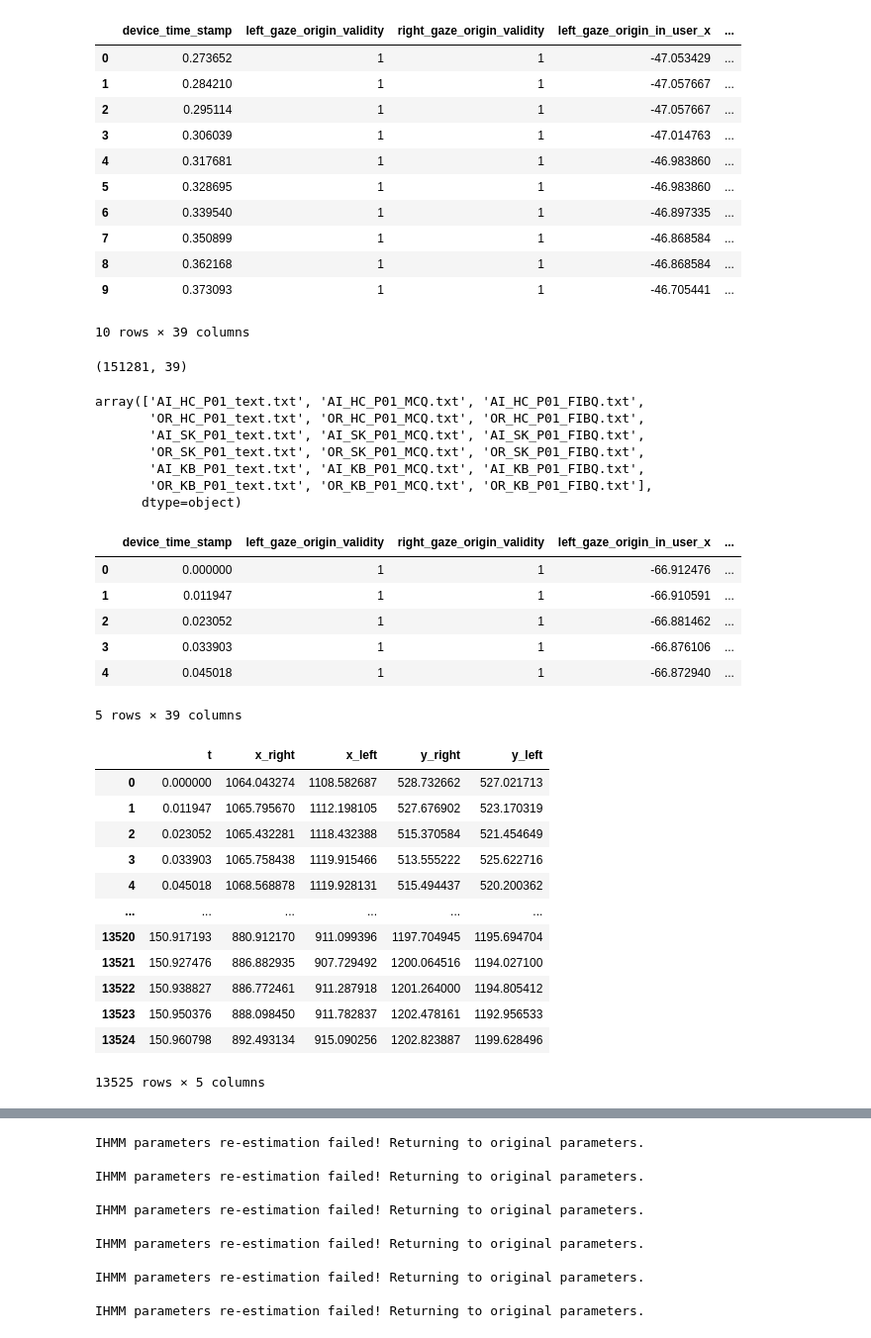
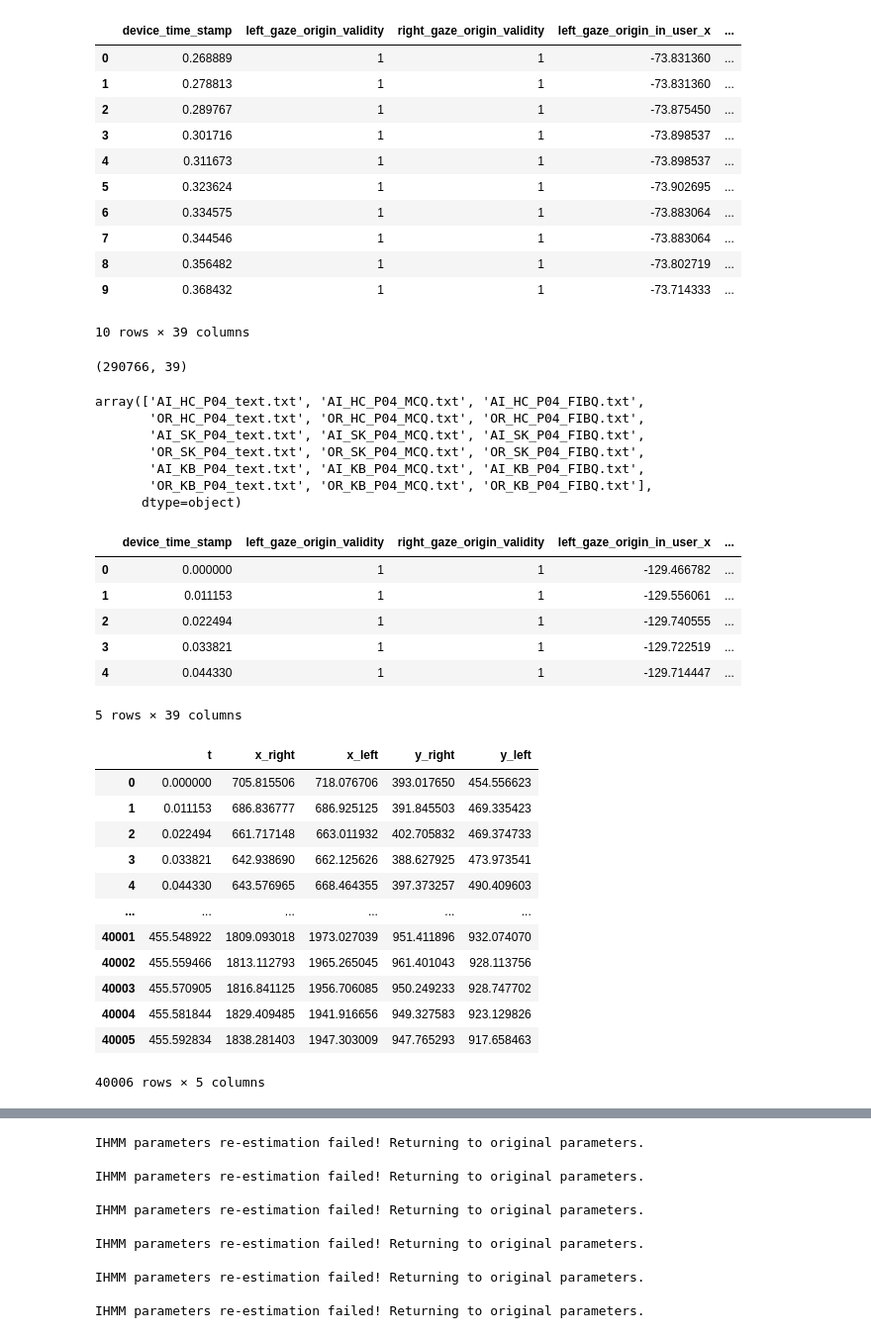
Before and after one commit to slayervictor/Fagpakkeprojekt-Eyes-Modelling, a Jupyter notebook: eye_tracking_expiriment/data_extraction.ipynb, the cells around one changed output, grey strips where cells are left out. Shown at 99% size. Cells and saved outputs as stored; diff of their text form; code cells hidden in the pictures.

```diff
--- a/eye_tracking_expiriment/data_extraction.ipynb
+++ b/eye_tracking_expiriment/data_extraction.ipynb
@@ -12,36 +12,36 @@ testperson = 3
 # %%
 warnings.filterwarnings('ignore')
-gaze = pd.read_csv("../eye_tracking_expiriment\data\gaze_data_Martin_3.csv")
+gaze = pd.read_csv("../eye_tracking_expiriment\data\gaze_data_Tobias_5.csv")
 gaze.head(10)
 # %% [output]
 |  | device_time_stamp | left_gaze_origin_validity | right_gaze_origin_validity | left_gaze_origin_in_user_x | ... |
-| 0 | 0.273652 | 1 | 1 | -47.053429 | ... |
-| 1 | 0.284210 | 1 | 1 | -47.057667 | ... |
-| 2 | 0.295114 | 1 | 1 | -47.057667 | ... |
-| 3 | 0.306039 | 1 | 1 | -47.014763 | ... |
-| 4 | 0.317681 | 1 | 1 | -46.983860 | ... |
-| 5 | 0.328695 | 1 | 1 | -46.983860 | ... |
-| 6 | 0.339540 | 1 | 1 | -46.897335 | ... |
-| 7 | 0.350899 | 1 | 1 | -46.868584 | ... |
-| 8 | 0.362168 | 1 | 1 | -46.868584 | ... |
-| 9 | 0.373093 | 1 | 1 | -46.705441 | ... |
+| 0 | 0.268889 | 1 | 1 | -73.831360 | ... |
+| 1 | 0.278813 | 1 | 1 | -73.831360 | ... |
+| 2 | 0.289767 | 1 | 1 | -73.875450 | ... |
+| 3 | 0.301716 | 1 | 1 | -73.898537 | ... |
+| 4 | 0.311673 | 1 | 1 | -73.898537 | ... |
+| 5 | 0.323624 | 1 | 1 | -73.902695 | ... |
+| 6 | 0.334575 | 1 | 1 | -73.883064 | ... |
+| 7 | 0.344546 | 1 | 1 | -73.883064 | ... |
+| 8 | 0.356482 | 1 | 1 | -73.802719 | ... |
+| 9 | 0.368432 | 1 | 1 | -73.714333 | ... |
 10 rows × 39 columns
 # %%
 gaze = gaze.dropna()
 gaze.reset_index(drop=True, inplace=True)
 gaze.shape
 # %% [output]
-(151281, 39)
+(290766, 39)
 # %%
 un = gaze["text_file"].unique()
 un
 # %% [output]
-array(['AI_HC_P01_text.txt', 'AI_HC_P01_MCQ.txt', 'AI_HC_P01_FIBQ.txt',
-       'OR_HC_P01_text.txt', 'OR_HC_P01_MCQ.txt', 'OR_HC_P01_FIBQ.txt',
-       'AI_SK_P01_text.txt', 'AI_SK_P01_MCQ.txt', 'AI_SK_P01_FIBQ.txt',
-       'OR_SK_P01_text.txt', 'OR_SK_P01_MCQ.txt', 'OR_SK_P01_FIBQ.txt',
-       'AI_KB_P01_text.txt', 'AI_KB_P01_MCQ.txt', 'AI_KB_P01_FIBQ.txt',
-       'OR_KB_P01_text.txt', 'OR_KB_P01_MCQ.txt', 'OR_KB_P01_FIBQ.txt'],
+array(['AI_HC_P04_text.txt', 'AI_HC_P04_MCQ.txt', 'AI_HC_P04_FIBQ.txt',
+       'OR_HC_P04_text.txt', 'OR_HC_P04_MCQ.txt', 'OR_HC_P04_FIBQ.txt',
+       'AI_SK_P04_text.txt', 'AI_SK_P04_MCQ.txt', 'AI_SK_P04_FIBQ.txt',
+       'OR_SK_P04_text.txt', 'OR_SK_P04_MCQ.txt', 'OR_SK_P04_FIBQ.txt',
+       'AI_KB_P04_text.txt', 'AI_KB_P04_MCQ.txt', 'AI_KB_P04_FIBQ.txt',
+       'OR_KB_P04_text.txt', 'OR_KB_P04_MCQ.txt', 'OR_KB_P04_FIBQ.txt'],
       dtype=object)
 # %%
 im_HC_AI = gaze[(gaze["Label"] == "Immersive") & (gaze["text_file"] == un[0])]
@@ -65,11 +65,11 @@ im_KB_OR["device_time_stamp"] = im_KB_OR["device_time_stamp"] - im_KB_OR["device
 im_SK_OR.head(5)
 # %% [output]
 |  | device_time_stamp | left_gaze_origin_validity | right_gaze_origin_validity | left_gaze_origin_in_user_x | ... |
-| 0 | 0.000000 | 1 | 1 | -66.912476 | ... |
-| 1 | 0.011947 | 1 | 1 | -66.910591 | ... |
-| 2 | 0.023052 | 1 | 1 | -66.881462 | ... |
-| 3 | 0.033903 | 1 | 1 | -66.876106 | ... |
-| 4 | 0.045018 | 1 | 1 | -66.872940 | ... |
+| 0 | 0.000000 | 1 | 1 | -129.466782 | ... |
+| 1 | 0.011153 | 1 | 1 | -129.556061 | ... |
+| 2 | 0.022494 | 1 | 1 | -129.740555 | ... |
+| 3 | 0.033821 | 1 | 1 | -129.722519 | ... |
+| 4 | 0.044330 | 1 | 1 | -129.714447 | ... |
 5 rows × 39 columns
 # %%
 left_x = im_SK_OR['left_gaze_point_on_display_area_x']*2560
@@ -81,18 +81,18 @@ eyes = pd.DataFrame({'t': t, 'x_right': right_x, 'x_left': left_x, 'y_right': ri
 eyes
 # %% [output]
 |  | t | x_right | x_left | y_right | y_left |
-| 0 | 0.000000 | 1064.043274 | 1108.582687 | 528.732662 | 527.021713 |
-| 1 | 0.011947 | 1065.795670 | 1112.198105 | 527.676902 | 523.170319 |
-| 2 | 0.023052 | 1065.432281 | 1118.432388 | 515.370584 | 521.454649 |
-| 3 | 0.033903 | 1065.758438 | 1119.915466 | 513.555222 | 525.622716 |
-| 4 | 0.045018 | 1068.568878 | 1119.928131 | 515.494437 | 520.200362 |
+| 0 | 0.000000 | 705.815506 | 718.076706 | 393.017650 | 454.556623 |
+| 1 | 0.011153 | 686.836777 | 686.925125 | 391.845503 | 469.335423 |
+| 2 | 0.022494 | 661.717148 | 663.011932 | 402.705832 | 469.374733 |
+| 3 | 0.033821 | 642.938690 | 662.125626 | 388.627925 | 473.973541 |
+| 4 | 0.044330 | 643.576965 | 668.464355 | 397.373257 | 490.409603 |
 | ... | ... | ... | ... | ... | ... |
-| 13520 | 150.917193 | 880.912170 | 911.099396 | 1197.704945 | 1195.694704 |
-| 13521 | 150.927476 | 886.882935 | 907.729492 | 1200.064516 | 1194.027100 |
-| 13522 | 150.938827 | 886.772461 | 911.287918 | 1201.264000 | 1194.805412 |
-| 13523 | 150.950376 | 888.098450 | 911.782837 | 1202.478161 | 1192.956533 |
-| 13524 | 150.960798 | 892.493134 | 915.090256 | 1202.823887 | 1199.628496 |
+| 40001 | 455.548922 | 1809.093018 | 1973.027039 | 951.411896 | 932.074070 |
+| 40002 | 455.559466 | 1813.112793 | 1965.265045 | 961.401043 | 928.113756 |
+| 40003 | 455.570905 | 1816.841125 | 1956.706085 | 950.249233 | 928.747702 |
+| 40004 | 455.581844 | 1829.409485 | 1941.916656 | 949.327583 | 923.129826 |
+| 40005 | 455.592834 | 1838.281403 | 1947.303009 | 947.765293 | 917.658463 |
-13525 rows × 5 columns
+40006 rows × 5 columns
 # %%
 f, axes = plt.subplots(2, 1, figsize=(15, 8))
 
```
Also changed, not shown: parts of 9 cells of this notebook, 2 other files.
